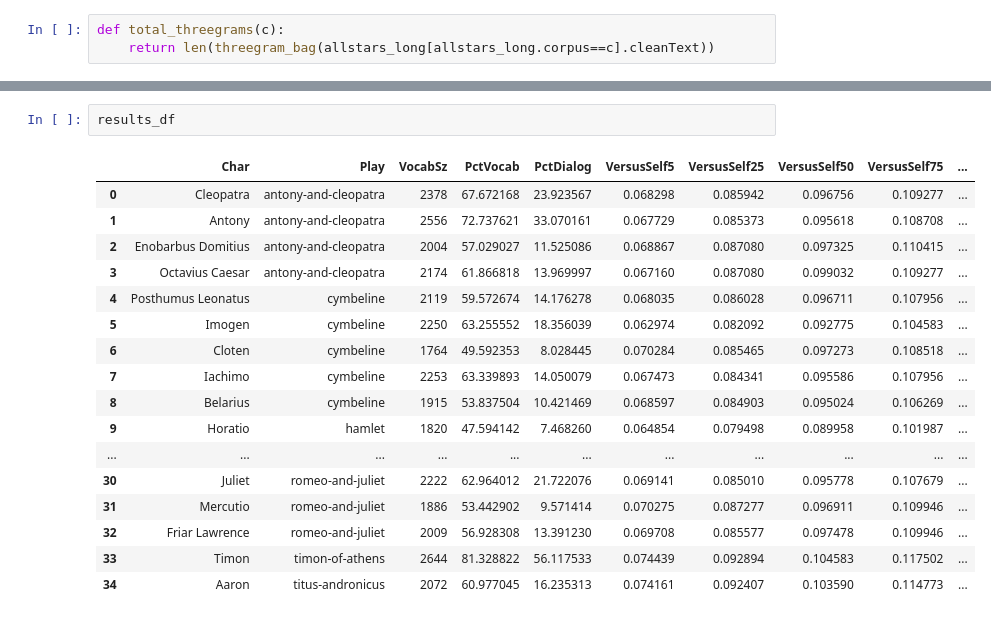
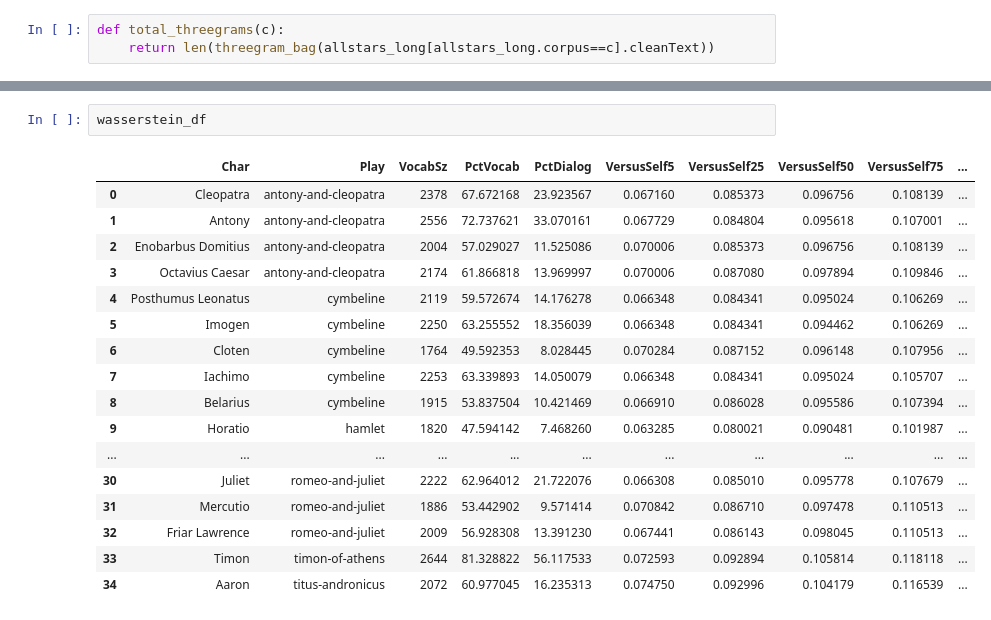
Before and after one commit to perechen/difs-character-voices, a Jupyter notebook: data/all_stars_clean.ipynb, the cells around one changed output, grey strips where cells are left out. Drawn from its saved outputs; the diff is of its cells as text.

```diff
--- a/data/all_stars_clean.ipynb
+++ b/data/all_stars_clean.ipynb
@@ -290,23 +324,23 @@ bootstrap vs self: [0.07416127 0.0924073  0.10359035 0.1147734  0.14361389]
 ----------------------------------------
-# %%
-results_df
-# %% [output]
-|  | Char | Play | VocabSz | PctVocab | PctDialog | VersusSelf5 | VersusSelf25 | VersusSelf50 | VersusSelf75 | ... |
-| 0 | Cleopatra | antony-and-cleopatra | 2378 | 67.672168 | 23.923567 | 0.068298 | 0.085942 | 0.096756 | 0.109277 | ... |
-| 1 | Antony | antony-and-cleopatra | 2556 | 72.737621 | 33.070161 | 0.067729 | 0.085373 | 0.095618 | 0.108708 | ... |
-| 2 | Enobarbus Domitius | antony-and-cleopatra | 2004 | 57.029027 | 11.525086 | 0.068867 | 0.087080 | 0.097325 | 0.110415 | ... |
-| 3 | Octavius Caesar | antony-and-cleopatra | 2174 | 61.866818 | 13.969997 | 0.067160 | 0.087080 | 0.099032 | 0.109277 | ... |
-| 4 | Posthumus Leonatus | cymbeline | 2119 | 59.572674 | 14.176278 | 0.068035 | 0.086028 | 0.096711 | 0.107956 | ... |
-| 5 | Imogen | cymbeline | 2250 | 63.255552 | 18.356039 | 0.062974 | 0.082092 | 0.092775 | 0.104583 | ... |
-| 6 | Cloten | cymbeline | 1764 | 49.592353 | 8.028445 | 0.070284 | 0.085465 | 0.097273 | 0.108518 | ... |
-| 7 | Iachimo | cymbeline | 2253 | 63.339893 | 14.050079 | 0.067473 | 0.084341 | 0.095586 | 0.107956 | ... |
-| 8 | Belarius | cymbeline | 1915 | 53.837504 | 10.421469 | 0.068597 | 0.084903 | 0.095024 | 0.106269 | ... |
-| 9 | Horatio | hamlet | 1820 | 47.594142 | 7.468260 | 0.064854 | 0.079498 | 0.089958 | 0.101987 | ... |
-| ... | ... | ... | ... | ... | ... | ... | ... | ... | ... | ... |
-| 30 | Juliet | romeo-and-juliet | 2222 | 62.964012 | 21.722076 | 0.069141 | 0.085010 | 0.095778 | 0.107679 | ... |
-| 31 | Mercutio | romeo-and-juliet | 1886 | 53.442902 | 9.571414 | 0.070275 | 0.087277 | 0.096911 | 0.109946 | ... |
-| 32 | Friar Lawrence | romeo-and-juliet | 2009 | 56.928308 | 13.391230 | 0.069708 | 0.085577 | 0.097478 | 0.109946 | ... |
-| 33 | Timon | timon-of-athens | 2644 | 81.328822 | 56.117533 | 0.074439 | 0.092894 | 0.104583 | 0.117502 | ... |
-| 34 | Aaron | titus-andronicus | 2072 | 60.977045 | 16.235313 | 0.074161 | 0.092407 | 0.103590 | 0.114773 | ... |
+# %%
+wasserstein_df
+# %% [output]
+|  | Char | Play | VocabSz | PctVocab | PctDialog | VersusSelf5 | VersusSelf25 | VersusSelf50 | VersusSelf75 | ... |
+| 0 | Cleopatra | antony-and-cleopatra | 2378 | 67.672168 | 23.923567 | 0.067160 | 0.085373 | 0.096756 | 0.108139 | ... |
+| 1 | Antony | antony-and-cleopatra | 2556 | 72.737621 | 33.070161 | 0.067729 | 0.084804 | 0.095618 | 0.107001 | ... |
+| 2 | Enobarbus Domitius | antony-and-cleopatra | 2004 | 57.029027 | 11.525086 | 0.070006 | 0.085373 | 0.096756 | 0.108139 | ... |
+| 3 | Octavius Caesar | antony-and-cleopatra | 2174 | 61.866818 | 13.969997 | 0.070006 | 0.087080 | 0.097894 | 0.109846 | ... |
+| 4 | Posthumus Leonatus | cymbeline | 2119 | 59.572674 | 14.176278 | 0.066348 | 0.084341 | 0.095024 | 0.106269 | ... |
+| 5 | Imogen | cymbeline | 2250 | 63.255552 | 18.356039 | 0.066348 | 0.084341 | 0.094462 | 0.106269 | ... |
+| 6 | Cloten | cymbeline | 1764 | 49.592353 | 8.028445 | 0.070284 | 0.087152 | 0.096148 | 0.107956 | ... |
+| 7 | Iachimo | cymbeline | 2253 | 63.339893 | 14.050079 | 0.066348 | 0.084341 | 0.095024 | 0.105707 | ... |
+| 8 | Belarius | cymbeline | 1915 | 53.837504 | 10.421469 | 0.066910 | 0.086028 | 0.095586 | 0.107394 | ... |
+| 9 | Horatio | hamlet | 1820 | 47.594142 | 7.468260 | 0.063285 | 0.080021 | 0.090481 | 0.101987 | ... |
+| ... | ... | ... | ... | ... | ... | ... | ... | ... | ... | ... |
+| 30 | Juliet | romeo-and-juliet | 2222 | 62.964012 | 21.722076 | 0.066308 | 0.085010 | 0.095778 | 0.107679 | ... |
+| 31 | Mercutio | romeo-and-juliet | 1886 | 53.442902 | 9.571414 | 0.070842 | 0.086710 | 0.097478 | 0.110513 | ... |
+| 32 | Friar Lawrence | romeo-and-juliet | 2009 | 56.928308 | 13.391230 | 0.067441 | 0.086143 | 0.098045 | 0.110513 | ... |
+| 33 | Timon | timon-of-athens | 2644 | 81.328822 | 56.117533 | 0.072593 | 0.092894 | 0.105814 | 0.118118 | ... |
+| 34 | Aaron | titus-andronicus | 2072 | 60.977045 | 16.235313 | 0.074750 | 0.092996 | 0.104179 | 0.116539 | ... |
 # %%
 %load_ext rpy2.ipython
```
Also changed, not shown: parts of 18 cells of this notebook.
